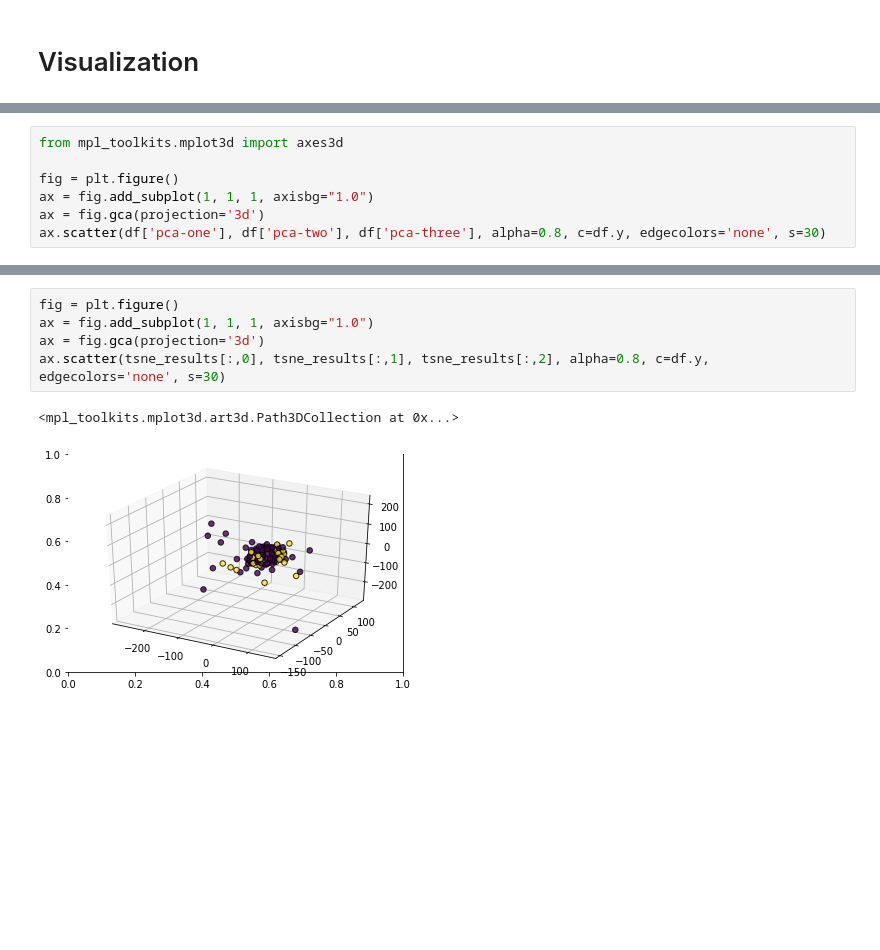
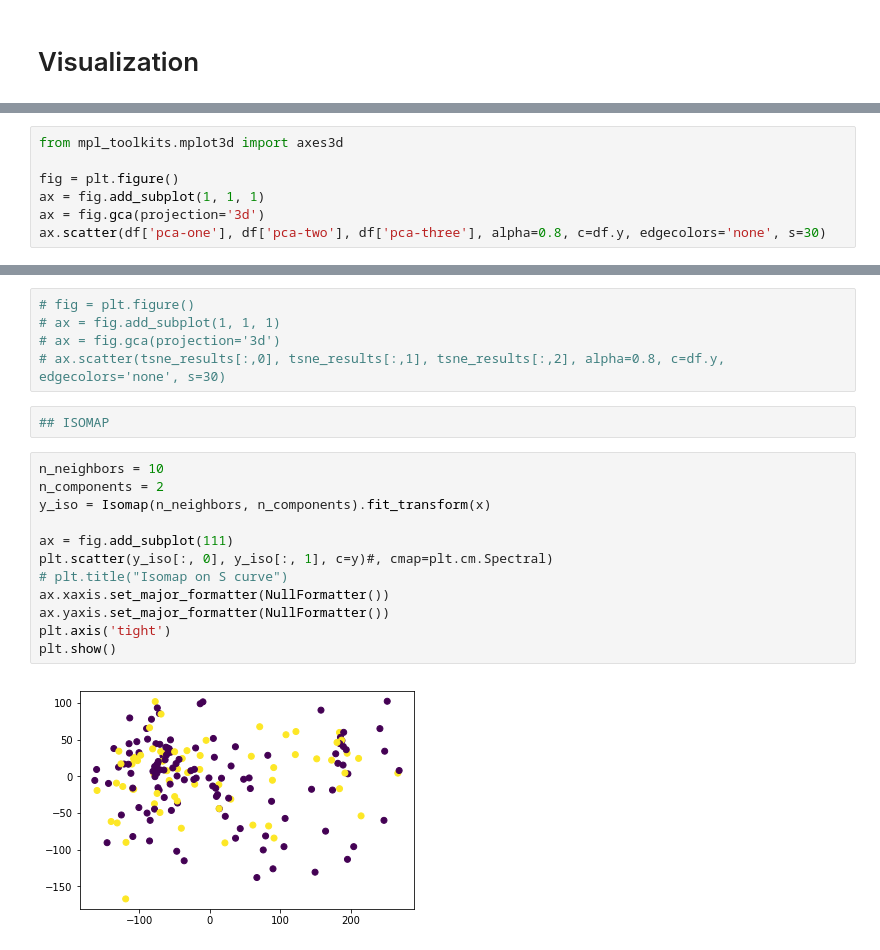
Before and after one commit to salelkafrawy/breast_cancer_relapse, a Jupyter notebook: Breast_Cancer_Project.ipynb, the cells around one changed output, grey strips where cells are left out. Saved outputs shown, nothing was run; the diff lists cells and outputs as text; blank space fills up the shorter version.

```diff
--- a/Breast_Cancer_Project.ipynb
+++ b/Breast_Cancer_Project.ipynb
@@ -220,7 +218,7 @@ plt.scatter(df['pca-one'], df['pca-two'], c = df['y'])
 from mpl_toolkits.mplot3d import axes3d
 
 fig = plt.figure()
-ax = fig.add_subplot(1, 1, 1, axisbg="1.0")
+ax = fig.add_subplot(1, 1, 1)
 ax = fig.gca(projection='3d')
 ax.scatter(df['pca-one'], df['pca-two'], df['pca-three'], alpha=0.8, c=df.y, edgecolors='none', s=30)
 # %% [output]
@@ -246,8 +246,21 @@ plt.scatter(tsne_results[:,0], tsne_results[:,1], c = df['y'])
 # %%
-fig = plt.figure()
-ax = fig.add_subplot(1, 1, 1, axisbg="1.0")
-ax = fig.gca(projection='3d')
-ax.scatter(tsne_results[:,0], tsne_results[:,1], tsne_results[:,2], alpha=0.8, c=df.y, edgecolors='none', s=30)
+# fig = plt.figure()
+# ax = fig.add_subplot(1, 1, 1)
+# ax = fig.gca(projection='3d')
+# ax.scatter(tsne_results[:,0], tsne_results[:,1], tsne_results[:,2], alpha=0.8, c=df.y, edgecolors='none', s=30)
-# %% [output]
-<mpl_toolkits.mplot3d.art3d.Path3DCollection at 0x...>
-[figure, removed]
+# %%
+## ISOMAP
+# %%
+n_neighbors = 10
+n_components = 2
+y_iso = Isomap(n_neighbors, n_components).fit_transform(x)
+
+ax = fig.add_subplot(111)
+plt.scatter(y_iso[:, 0], y_iso[:, 1], c=y)#, cmap=plt.cm.Spectral)
+# plt.title("Isomap on S curve")
+ax.xaxis.set_major_formatter(NullFormatter())
+ax.yaxis.set_major_formatter(NullFormatter())
+plt.axis('tight')
+plt.show()
+# %% [output]
+[figure, added]
```
Also changed, not shown: parts of 37 cells of this notebook.
